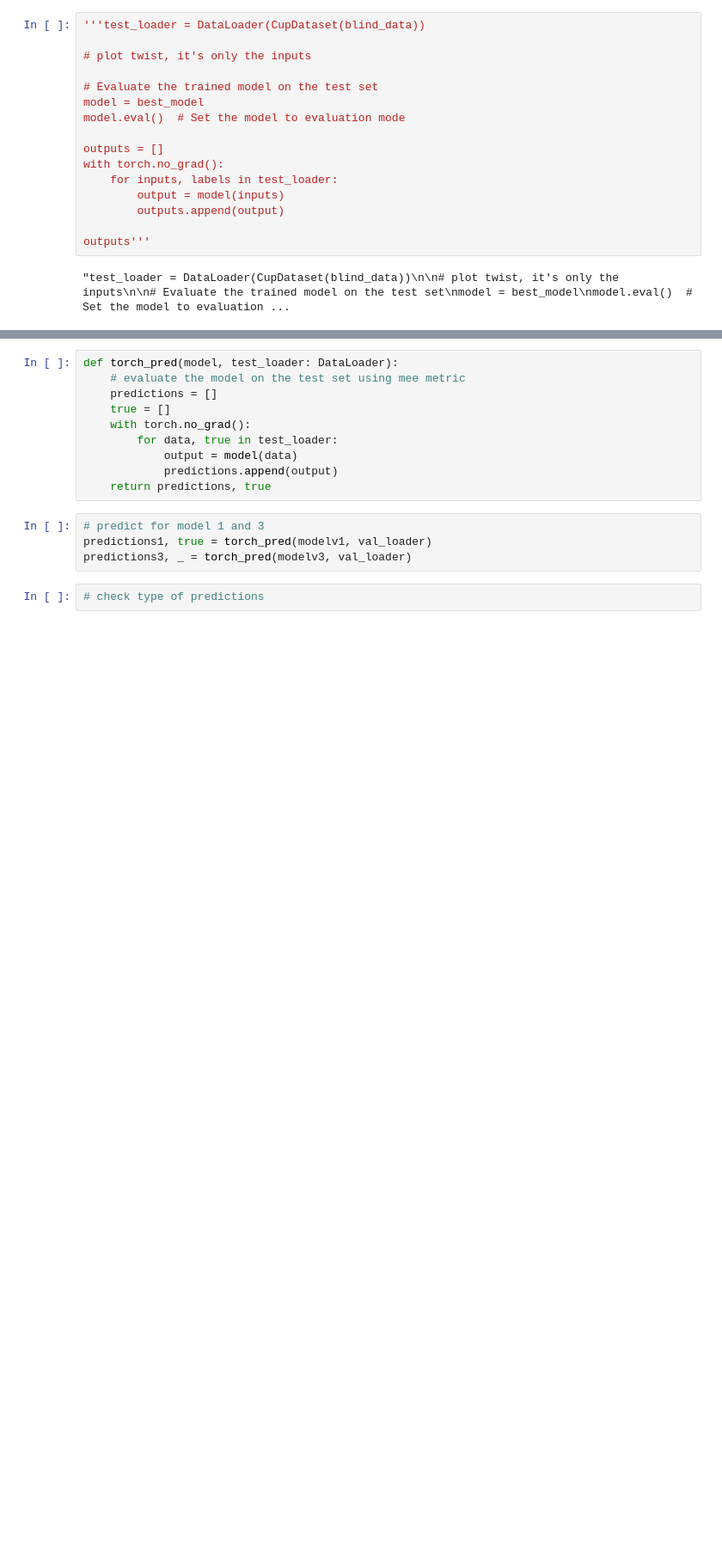
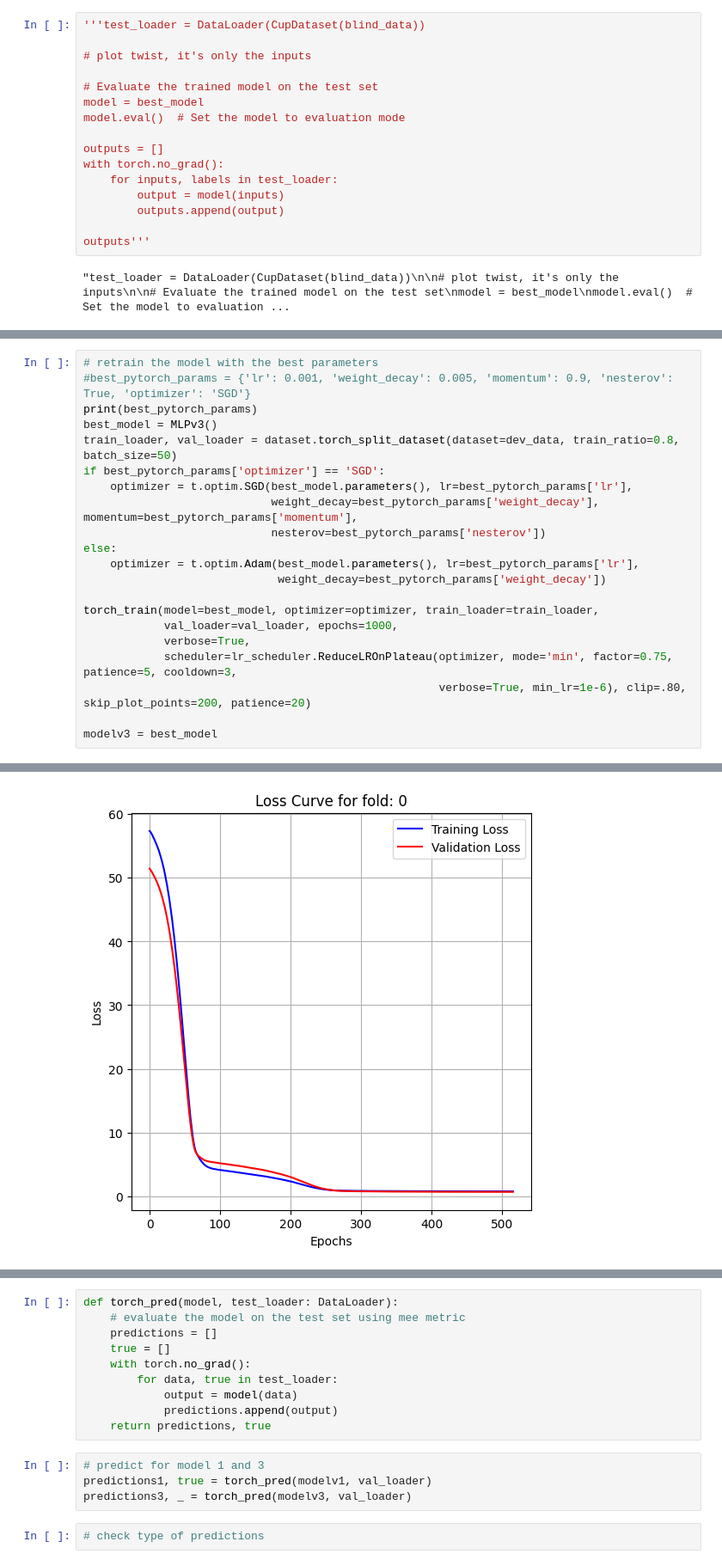
Before and after one commit to Alexthw46/ML, a Jupyter notebook: ML_cup/TorchNN.ipynb, the cells around one changed output, grey strips where cells are left out. Shown at 86% size. Cells and saved outputs as stored; diff of their text form; blank space fills up the shorter version.

```diff
--- a/ML_cup/TorchNN.ipynb
+++ b/ML_cup/TorchNN.ipynb
@@ -188,0 +289,22 @@ Best Parameters: {'lr': 0.01, 'weight_decay': 0.0, 'momentum': 0.9, 'nesterov':
+# %%
+# retrain the model with the best parameters
+#best_pytorch_params = {'lr': 0.001, 'weight_decay': 0.005, 'momentum': 0.9, 'nesterov': True, 'optimizer': 'SGD'}
+print(best_pytorch_params)
+best_model = MLPv3()
+train_loader, val_loader = dataset.torch_split_dataset(dataset=dev_data, train_ratio=0.8, batch_size=50)
+if best_pytorch_params['optimizer'] == 'SGD':
+    optimizer = t.optim.SGD(best_model.parameters(), lr=best_pytorch_params['lr'],
+                            weight_decay=best_pytorch_params['weight_decay'], momentum=best_pytorch_params['momentum'],
+                            nesterov=best_pytorch_params['nesterov'])
+else:
+    optimizer = t.optim.Adam(best_model.parameters(), lr=best_pytorch_params['lr'],
+                             weight_decay=best_pytorch_params['weight_decay'])
+
+torch_train(model=best_model, optimizer=optimizer, train_loader=train_loader,
+            val_loader=val_loader, epochs=1000,
+            verbose=True,
+            scheduler=lr_scheduler.ReduceLROnPlateau(optimizer, mode='min', factor=0.75, patience=5, cooldown=3,
+                                                     verbose=True, min_lr=1e-6), clip=.80, skip_plot_points=200, patience=20)
+
+modelv3 = best_model
+# %% [output]
@@ -188,0 +335 @@ Best Parameters: {'lr': 0.01, 'weight_decay': 0.0, 'momentum': 0.9, 'nesterov':
+[figure, added]
```
Also changed, not shown: parts of 23 cells of this notebook, 4 other files.
